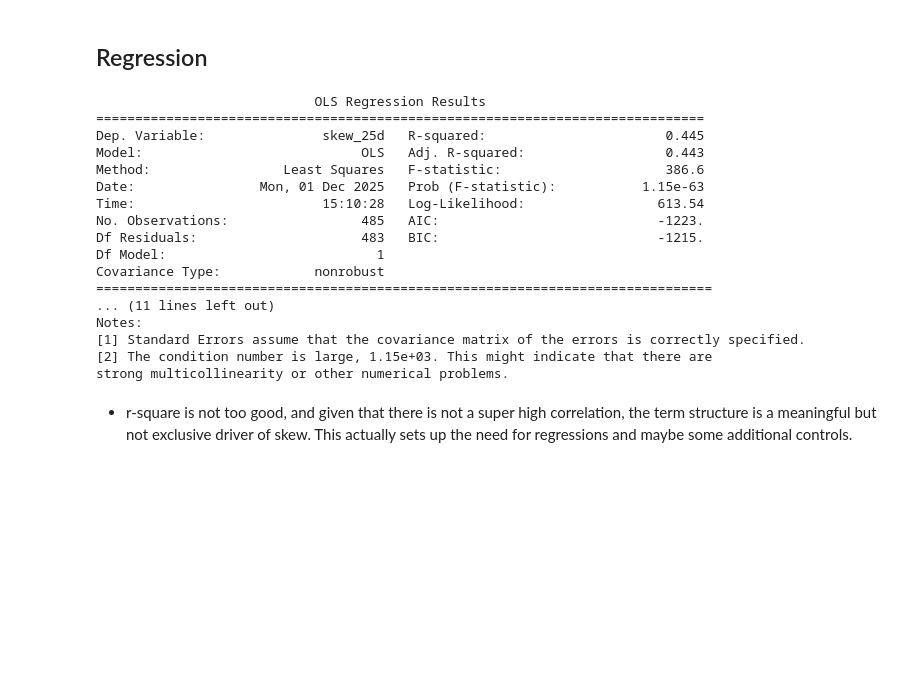
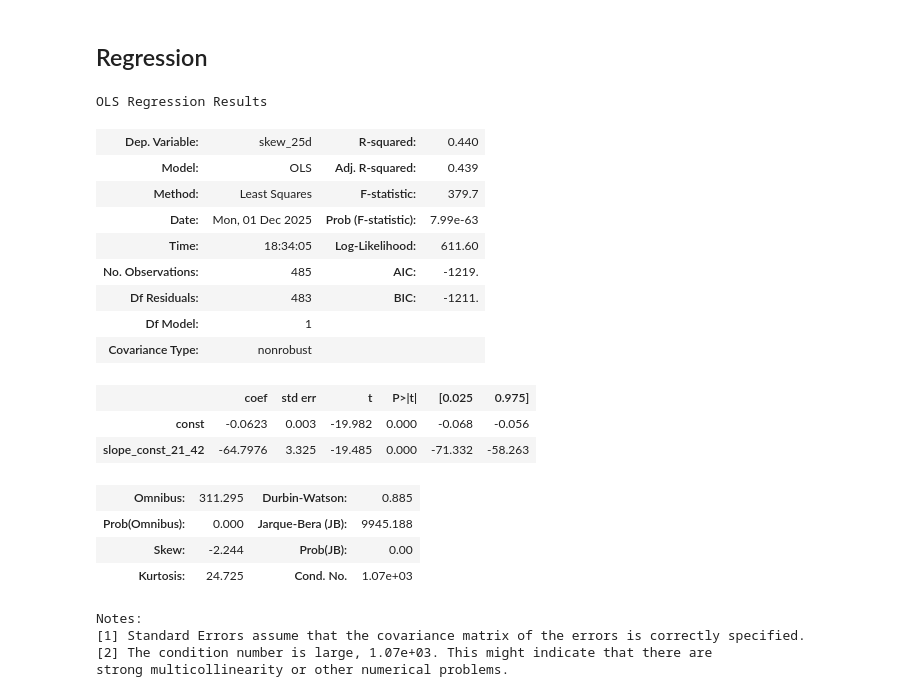
Before and after one commit to aleehtaa/finm37000-2025, a Jupyter notebook: project/modeling.ipynb, the cells around one changed output. Cells and saved outputs as stored; diff of their text form; code cells hidden in the pictures; blank space fills up the shorter version.

```diff
--- a/project/modeling.ipynb
+++ b/project/modeling.ipynb
@@ -52,26 +61,31 @@ plot_heatmap(data, matrix=cov, title=f"Skew Variable covariance", vmin=None, vma
 [figure]
 # %% [markdown]
 ## Regression
-# %%
-res = fit_ols_sm(data, "skew_25d", ["slope_m1_m2"])
-print(res.summary())
-# %% [output]
-                            OLS Regression Results
-==============================================================================
-Dep. Variable:               skew_25d   R-squared:                       0.445
-Model:                            OLS   Adj. R-squared:                  0.443
-Method:                 Least Squares   F-statistic:                     386.6
-Date:                Mon, 01 Dec 2025   Prob (F-statistic):           1.15e-63
-Time:                        15:10:28   Log-Likelihood:                 613.54
-No. Observations:                 485   AIC:                            -1223.
-Df Residuals:                     483   BIC:                            -1215.
-Df Model:                           1
-Covariance Type:            nonrobust
-===============================================================================
-... (11 lines left out)
-Notes:
-[1] Standard Errors assume that the covariance matrix of the errors is correctly specified.
-[2] The condition number is large, 1.15e+03. This might indicate that there are
-strong multicollinearity or other numerical problems.
-# %% [markdown]
-- r-square is not too good, and given that there is not a super high correlation, the term structure is a meaningful but not exclusive driver of skew. This actually sets up the need for regressions and maybe some additional controls.
+# %%
+reg_simple = fit_ols_sm(data, "skew_25d", ["slope_const_21_42"])
+html = reg_simple.summary().as_html()
+display(HTML(
+    f"<div style='background:white;color:black;padding:10px;font-family:\"Times New Roman\", Times, serif'>{html}</div>"
+))
+# %% [output]
+OLS Regression Results
+| Dep. Variable: | skew_25d | R-squared: | 0.440 |
+| Model: | OLS | Adj. R-squared: | 0.439 |
+| Method: | Least Squares | F-statistic: | 379.7 |
+| Date: | Mon, 01 Dec 2025 | Prob (F-statistic): | 7.99e-63 |
+| Time: | 18:34:05 | Log-Likelihood: | 611.60 |
+| No. Observations: | 485 | AIC: | -1219. |
+| Df Residuals: | 483 | BIC: | -1211. |
+| Df Model: | 1 |  |  |
+| Covariance Type: | nonrobust |  |  |
+|  | coef | std err | t | P>|t| | [0.025 | 0.975] |
+| const | -0.0623 | 0.003 | -19.982 | 0.000 | -0.068 | -0.056 |
+| slope_const_21_42 | -64.7976 | 3.325 | -19.485 | 0.000 | -71.332 | -58.263 |
+| Omnibus: | 311.295 | Durbin-Watson: | 0.885 |
+| Prob(Omnibus): | 0.000 | Jarque-Bera (JB): | 9945.188 |
+| Skew: | -2.244 | Prob(JB): | 0.00 |
+| Kurtosis: | 24.725 | Cond. No. | 1.07e+03 |
+Notes:
+[1] Standard Errors assume that the covariance matrix of the errors is correctly specified.
+[2] The condition number is large, 1.07e+03. This might indicate that there are
+strong multicollinearity or other numerical problems.
```
Also changed, not shown: parts of 5 cells of this notebook.
